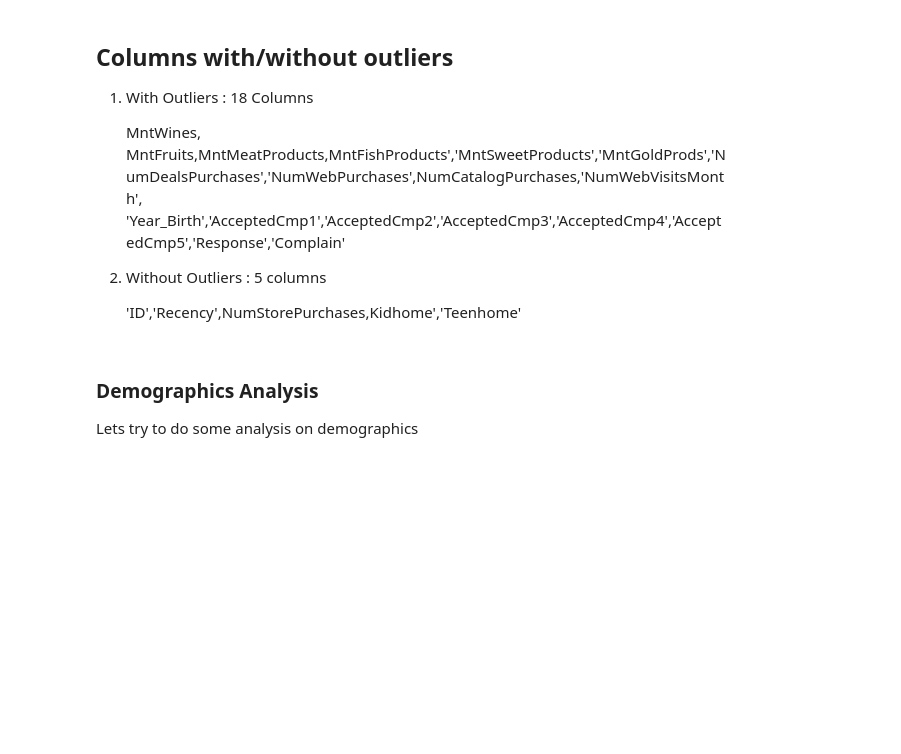
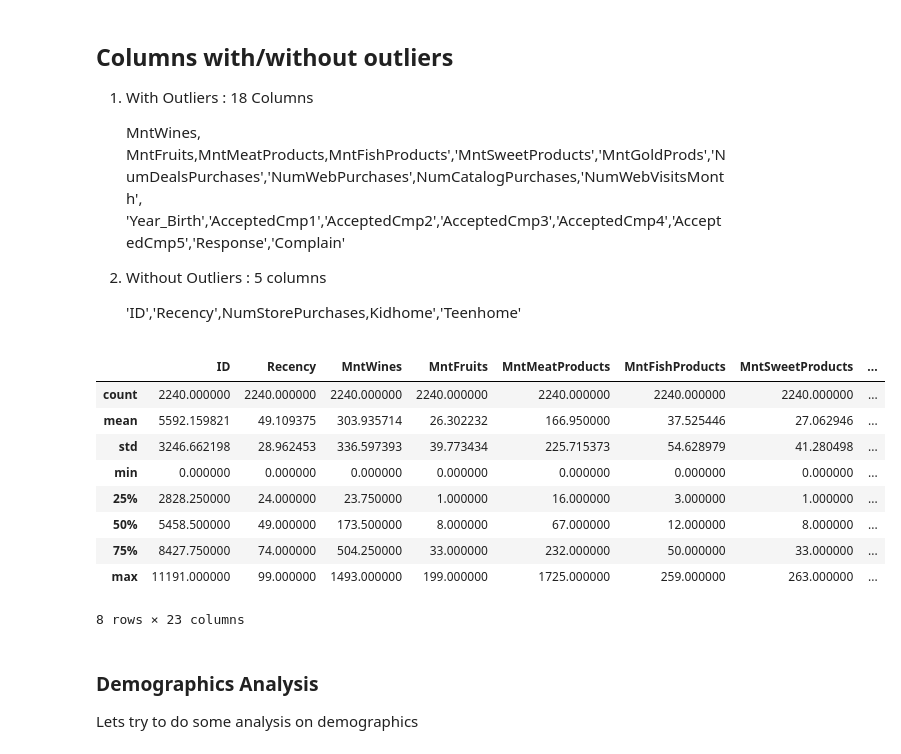
Before and after one commit to AmarKothare/HV_Retail_sales, a Jupyter notebook: EDA.ipynb, the cells around one changed output. Saved outputs shown, nothing was run; the diff lists cells and outputs as text; code cells hidden in the pictures; blank space fills up the shorter version.

```diff
--- a/EDA.ipynb
+++ b/EDA.ipynb
@@ -291,6 +290,19 @@ box_plot()
 
 #numerical_columns.append("Income")
 numerical_columns
+# %%
+data.describe()
+# %% [output]
+|  | ID | Recency | MntWines | MntFruits | MntMeatProducts | MntFishProducts | MntSweetProducts | ... |
+| count | 2240.000000 | 2240.000000 | 2240.000000 | 2240.000000 | 2240.000000 | 2240.000000 | 2240.000000 | ... |
+| mean | 5592.159821 | 49.109375 | 303.935714 | 26.302232 | 166.950000 | 37.525446 | 27.062946 | ... |
+| std | 3246.662198 | 28.962453 | 336.597393 | 39.773434 | 225.715373 | 54.628979 | 41.280498 | ... |
+| min | 0.000000 | 0.000000 | 0.000000 | 0.000000 | 0.000000 | 0.000000 | 0.000000 | ... |
+| 25% | 2828.250000 | 24.000000 | 23.750000 | 1.000000 | 16.000000 | 3.000000 | 1.000000 | ... |
+| 50% | 5458.500000 | 49.000000 | 173.500000 | 8.000000 | 67.000000 | 12.000000 | 8.000000 | ... |
+| 75% | 8427.750000 | 74.000000 | 504.250000 | 33.000000 | 232.000000 | 50.000000 | 33.000000 | ... |
+| max | 11191.000000 | 99.000000 | 1493.000000 | 199.000000 | 1725.000000 | 259.000000 | 263.000000 | ... |
+8 rows × 23 columns
 # %% [markdown]
 ### Demographics Analysis
 
```
Also changed, not shown: parts of 6 cells of this notebook, 2 other files.
